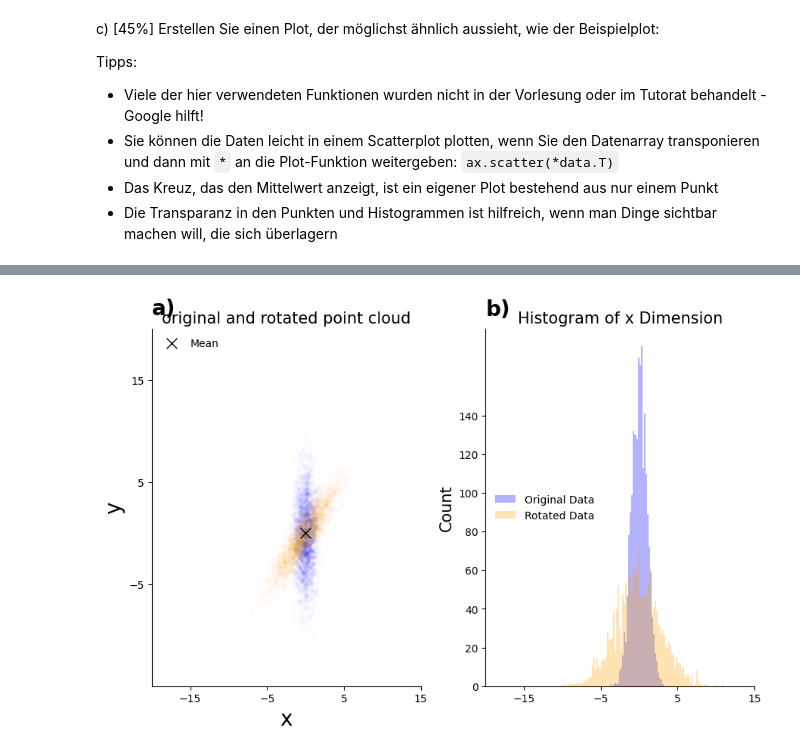
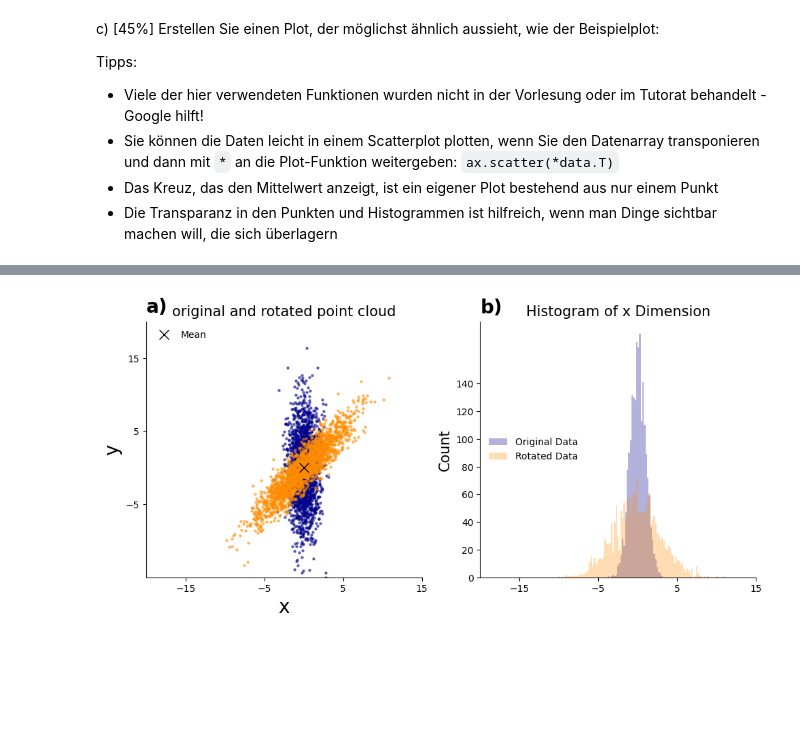
Before and after one commit to dfgsteam/data-science_basics, a Jupyter notebook: week03/3 2.5/Solutions.ipynb, the cells around one changed output, grey strips where cells are left out. Drawn from its saved outputs; the diff is of its cells as text; code cells hidden in the pictures; blank space fills up the shorter version.

```diff
--- a/week03/3 2.5/Solutions.ipynb
+++ b/week03/3 2.5/Solutions.ipynb
@@ -210,11 +207,11 @@ data = np.load('backup_data_2a.npy')
 data_rotated = np.load('backup_data_2b.npy')
 
 # Create figure and subplots
-fig, axs = plt.subplots(1, 2, figsize=(9, 6))
+fig, axs = plt.subplots(1, 2, sharey = False, figsize=(10, 5))
 
 # Plot original and rotated point cloud
-axs[0].scatter(data[:, 0], data[:, 1], color='blue', alpha=0.5, s=10)
-axs[0].scatter(data_rotated[:, 0], data_rotated[:, 1], color='orange', alpha=0.5, s=10)
+axs[0].scatter(data[:, 0], data[:, 1], color='darkblue', alpha=0.5, s=5)
+axs[0].scatter(data_rotated[:, 0], data_rotated[:, 1], color='darkorange', alpha=0.5, s=5)
 axs[0].plot(mean[0], mean[1], 'rx', markersize=10, label='Mean', color='black')
 axs[0].set_title('original and rotated point cloud', fontsize=15)
 axs[0].set_xlabel('x', fontsize=20)
@@ -231,33 +228,33 @@ axs[0].spines['right'].set_visible(False)
 
 # Get y-axis limits for positioning the labels
 y_lim_ax0 = axs[0].get_ylim()
 
 # Add label "a)" above the y-axis
 axs[0].text(-20, y_lim_ax0[1] + 2, "a)", fontsize=20, verticalalignment='center', fontweight='bold')
 
 
 # Plot histogram of x-dimension
-axs[1].hist(data[:, 0], bins=np.arange(-20, 15.25, 0.2), color='blue', alpha=0.3, label='Original Data')
-axs[1].hist(data_rotated[:, 0], bins=np.arange(-20, 15.25, 0.2), color='orange', alpha=0.3, label='Rotated Data')
+axs[1].hist(data[:, 0], bins=np.arange(-20, 15.25, 0.2), color='darkblue', alpha=0.3, label='Original Data')
+axs[1].hist(data_rotated[:, 0], bins=np.arange(-20, 15.25, 0.2), color='darkorange', alpha=0.3, label='Rotated Data')
 axs[1].set_title('Histogram of x Dimension', fontsize=15)
 axs[1].set_ylabel('Count', fontsize=15)
 axs[1].legend(loc='center left', frameon=False)  # Remove legend border
 axs[1].set_xlim(-20, 15)  # Set x-axis limits
 axs[1].set_xticks([-15, -5, 5, 15])  # Set custom x-axis ticks
 axs[1].set_yticks([0,20,40,60,80,100,120,140])  # Set custom y-axis ticks
 
 # Remove top and right spines
 axs[1].spines['top'].set_visible(False)
 axs[1].spines['right'].set_visible(False)
 
 # Get y-axis limits for positioning the labels
 y_lim_ax1 = axs[1].get_ylim()
 # Add label "b)" above the y-axis
 axs[1].text(-20, y_lim_ax1[1] + 10, "b)", fontsize=20, verticalalignment='center', fontweight='bold')
 
 
 # Show plots
 plt.tight_layout()
 plt.show()
 # %% [output]
-[figure, old version]
+[figure, new version]
```
Also changed, not shown: parts of 6 cells of this notebook, 5 other files.
